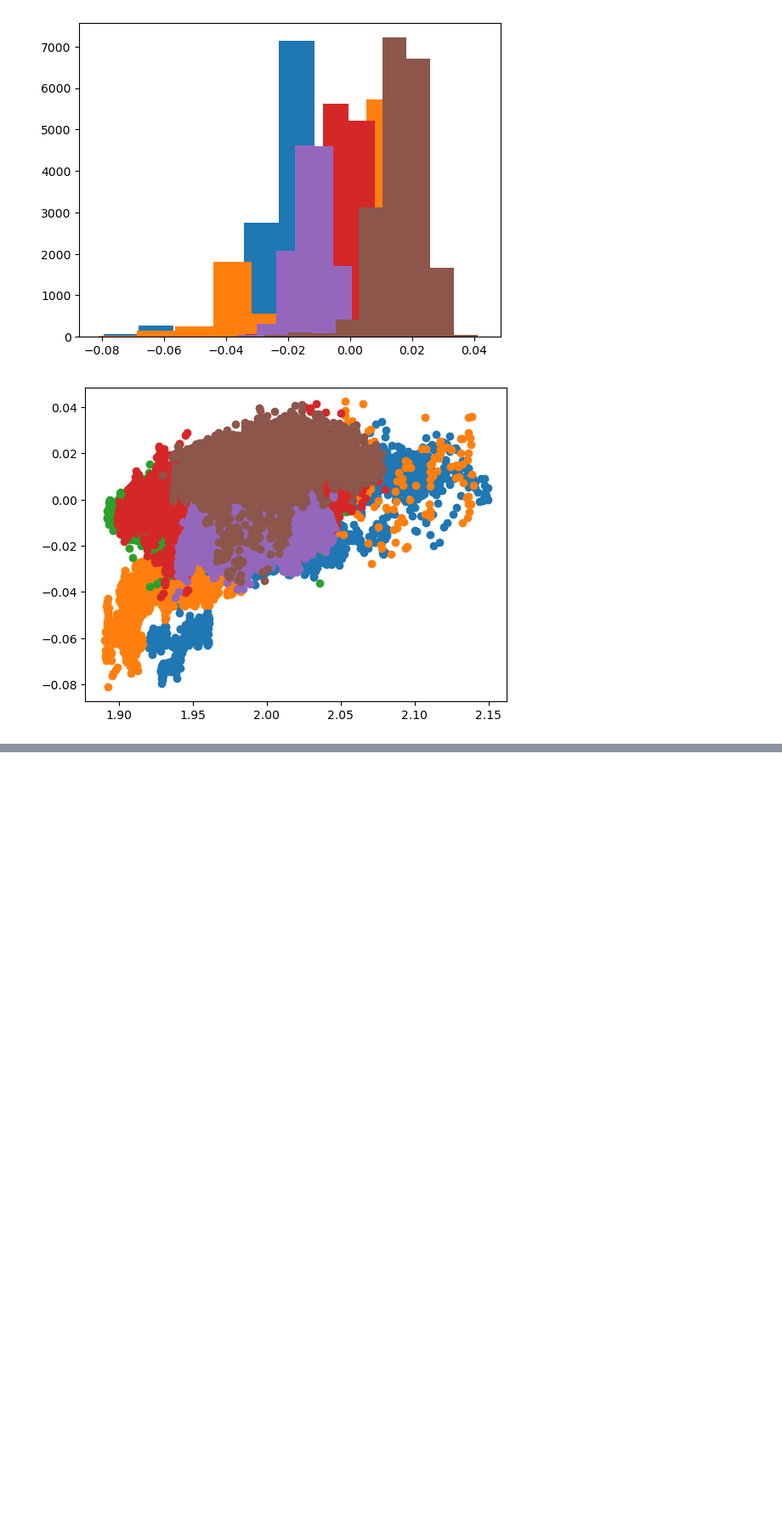
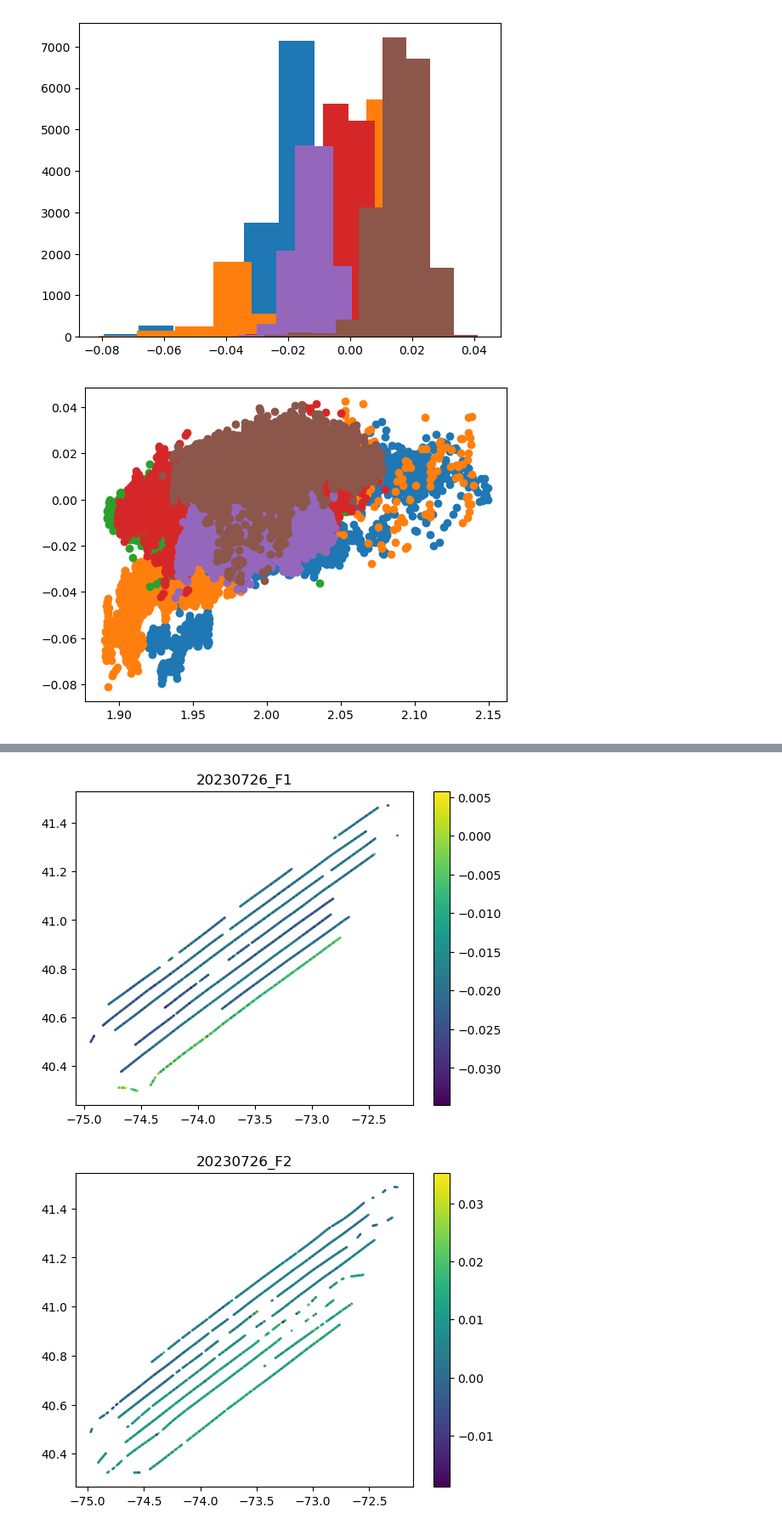
Before and after one commit to lumenussci/halo-nyc, a Jupyter notebook: flight_data/compare_data_versions.ipynb, the cells around one changed output, grey strips where cells are left out. Shown at 85% size. Cells and saved outputs as stored; diff of their text form; code cells hidden in the pictures; blank space fills up the shorter version.

```diff
--- a/flight_data/compare_data_versions.ipynb
+++ b/flight_data/compare_data_versions.ipynb
@@ -164,0 +56,15 @@ june_2025_reprocessing/staqs-HALO-XCH4_LARC-G3_20230809_R1_F1.h5
+# %%
+halo_files_v1 = sorted(glob.glob('*_500m.h5'))
+halo_files_v2 = sorted(glob.glob('staqs-HALO-XCH4_LARC*500m*'))
+halo={}
+for i,v1fi,v2fi in zip(range(6),halo_files_v1,halo_files_v2):
+    flt = v1fi[:11]
+    halo[flt] = {}
+    halo[flt]['lat'] = File(v1fi,'r')['lat'][:]
+    halo[flt]['lon'] = File(v1fi,'r')['lon'][:]
+    halo[flt]['v1'] = File(v1fi,'r')['xch4'][:]
+    halo[flt]['v2'] = File(v2fi,'r')['xch4'][:]
+    plt.figure(); plt.scatter(halo[flt]['lon'],halo[flt]['lat'],c=halo[flt]['v1']-halo[flt]['v2'],s=1); plt.colorbar(); plt.title(flt);
+# %% [output]
+[figure, added]
+[figure, added]
```
Also changed, not shown: parts of 5 cells of this notebook, 1 other file.
